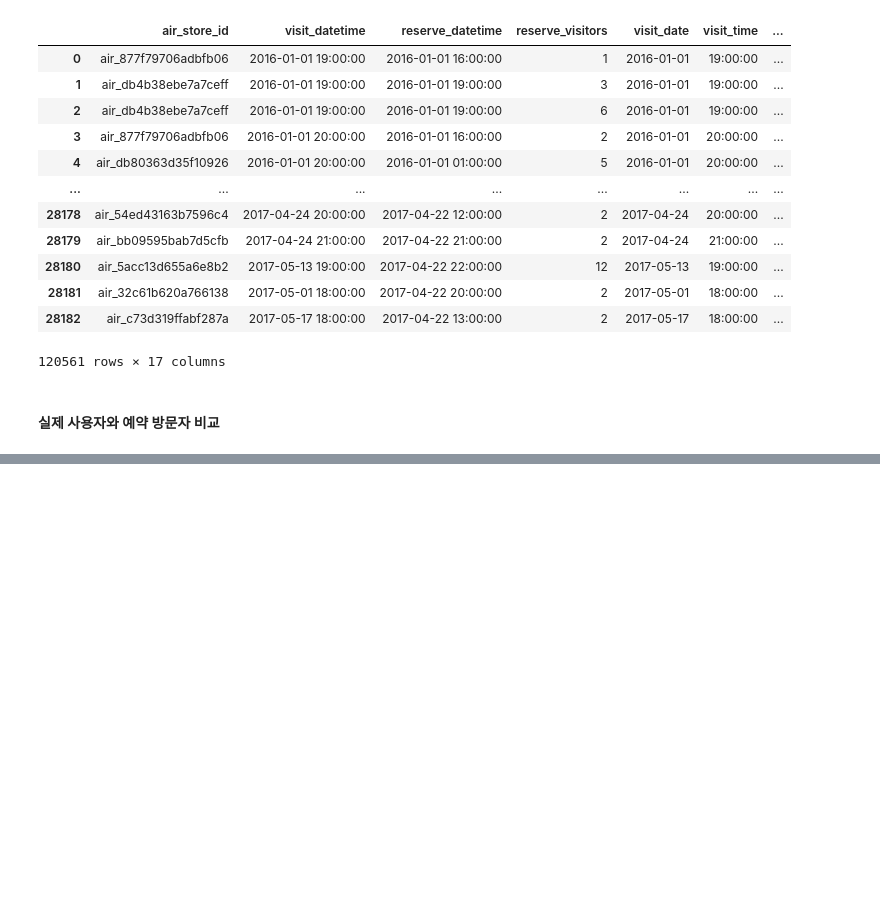
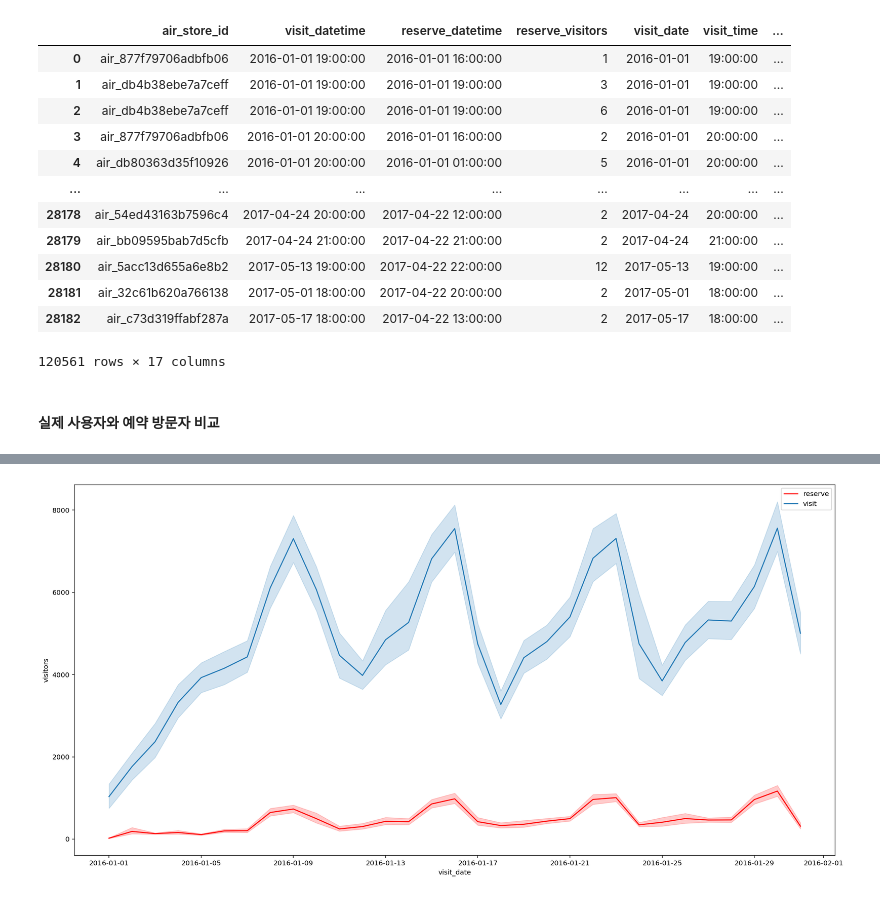
Before and after one commit to dlgur1994/Hackerthon1_Aiffel, a Jupyter notebook: Hyelim/Hackerthon1_visualization.ipynb, the cells around one changed output, grey strips where cells are left out. Saved outputs shown, nothing was run; the diff lists cells and outputs as text; code cells hidden in the pictures; blank space fills up the shorter version.

```diff
--- a/Hyelim/Hackerthon1_visualization.ipynb
+++ b/Hyelim/Hackerthon1_visualization.ipynb
@@ -329,0 +329,8 @@ air 예약 데이터와 hpg 예약 데이터에서 나온 예약 방문자의
+# %%
+plt.figure(figsize=(20,10))
+sns.lineplot(data = temp_sum.loc[(temp_sum['visit_year'] == 2016) & (temp_sum['visit_month'] == 1)], x='visit_date', y='reserve_visitors', estimator=sum, color='r')
+sns.lineplot(data = air_visit_group.loc[(air_visit_group['visit_year'] == 2016) & (air_visit_group['visit_month'] == 1)], x='visit_date', y='visitors', estimator=sum)
+plt.legend(['reserve', 'visit'])
+plt.show()
+# %% [output]
+[figure, added]
```
Also changed, not shown: parts of 11 cells of this notebook.
